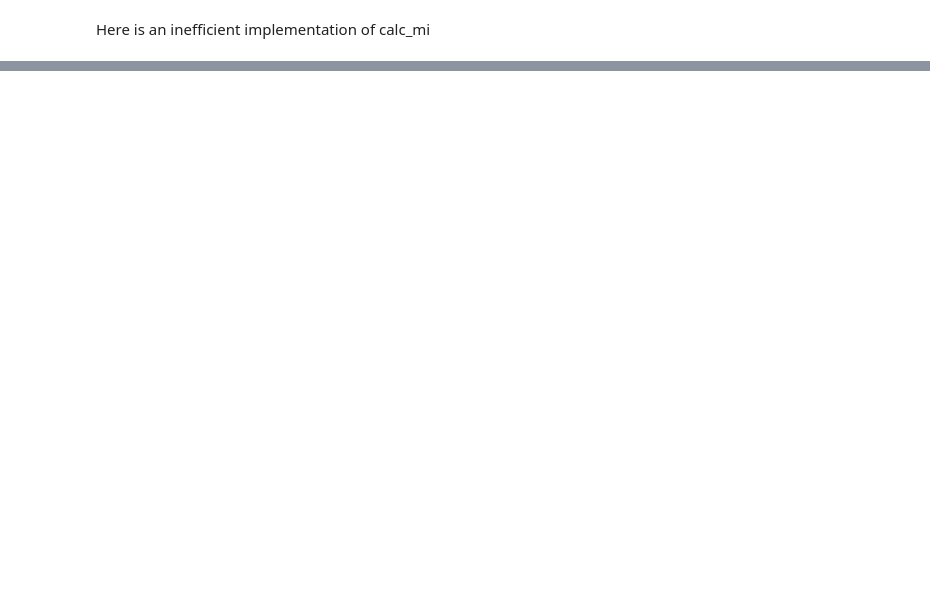
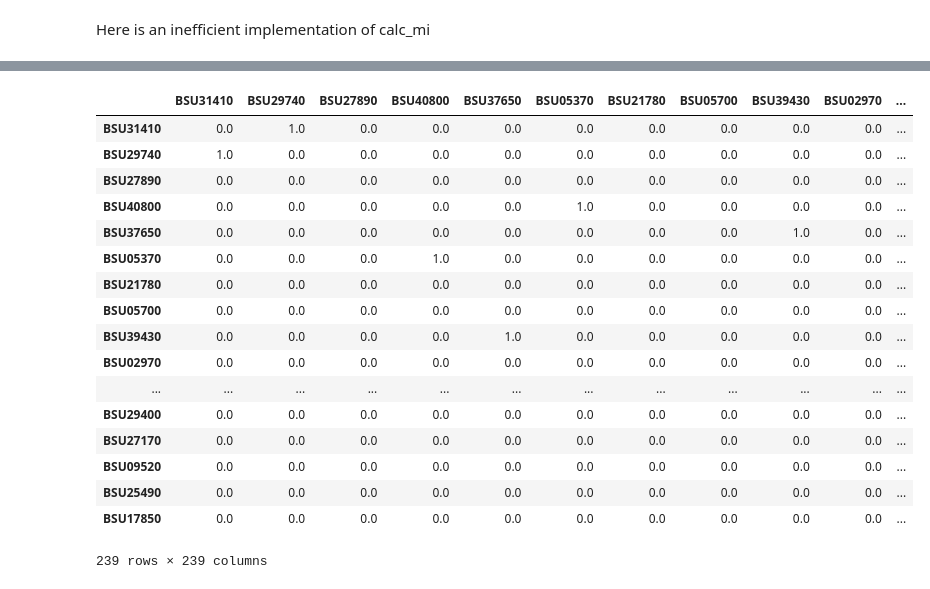
Before and after one commit to nickdeveaux/scratch_space, a Jupyter notebook: Inferelator Port.ipynb, the cells around one changed output, grey strips where cells are left out. Saved outputs shown, nothing was run; the diff lists cells and outputs as text; code cells hidden in the pictures; blank space fills up the shorter version.

```diff
--- a/Inferelator Port.ipynb
+++ b/Inferelator Port.ipynb
@@ -390,0 +457,4 @@ if len(X.index) > 6000:
+# %%
+# for each gene, add the top nS predictors of the list to possible predictors
+for i in range(G):
+    pp.ix[i, top_sorted.ix[i, :]] = 1
@@ -390,0 +478,7 @@ if len(X.index) > 6000:
+# %%
+predictors = intersect(tfs, genes)
+# %%
+# remove self-interactions from list of potential interactions
+temp_values = pp.ix[predictors,predictors].values
+np.fill_diagonal(temp_values, 0)
+pp.ix[predictors,predictors] = temp_values
@@ -390,0 +487,2 @@ if len(X.index) > 6000:
+# %%
+pp.ix[predictors,predictors] = g
@@ -390,0 +492,21 @@ if len(X.index) > 6000:
+# %%
+pp.ix[predictors,predictors]
+# %% [output]
+|  | BSU31410 | BSU29740 | BSU27890 | BSU40800 | BSU37650 | BSU05370 | BSU21780 | BSU05700 | BSU39430 | BSU02970 | ... |
+| BSU31410 | 0.0 | 1.0 | 0.0 | 0.0 | 0.0 | 0.0 | 0.0 | 0.0 | 0.0 | 0.0 | ... |
+| BSU29740 | 1.0 | 0.0 | 0.0 | 0.0 | 0.0 | 0.0 | 0.0 | 0.0 | 0.0 | 0.0 | ... |
+| BSU27890 | 0.0 | 0.0 | 0.0 | 0.0 | 0.0 | 0.0 | 0.0 | 0.0 | 0.0 | 0.0 | ... |
+| BSU40800 | 0.0 | 0.0 | 0.0 | 0.0 | 0.0 | 1.0 | 0.0 | 0.0 | 0.0 | 0.0 | ... |
+| BSU37650 | 0.0 | 0.0 | 0.0 | 0.0 | 0.0 | 0.0 | 0.0 | 0.0 | 1.0 | 0.0 | ... |
+| BSU05370 | 0.0 | 0.0 | 0.0 | 1.0 | 0.0 | 0.0 | 0.0 | 0.0 | 0.0 | 0.0 | ... |
+| BSU21780 | 0.0 | 0.0 | 0.0 | 0.0 | 0.0 | 0.0 | 0.0 | 0.0 | 0.0 | 0.0 | ... |
+| BSU05700 | 0.0 | 0.0 | 0.0 | 0.0 | 0.0 | 0.0 | 0.0 | 0.0 | 0.0 | 0.0 | ... |
+| BSU39430 | 0.0 | 0.0 | 0.0 | 0.0 | 1.0 | 0.0 | 0.0 | 0.0 | 0.0 | 0.0 | ... |
+| BSU02970 | 0.0 | 0.0 | 0.0 | 0.0 | 0.0 | 0.0 | 0.0 | 0.0 | 0.0 | 0.0 | ... |
+| ... | ... | ... | ... | ... | ... | ... | ... | ... | ... | ... | ... |
+| BSU29400 | 0.0 | 0.0 | 0.0 | 0.0 | 0.0 | 0.0 | 0.0 | 0.0 | 0.0 | 0.0 | ... |
+| BSU27170 | 0.0 | 0.0 | 0.0 | 0.0 | 0.0 | 0.0 | 0.0 | 0.0 | 0.0 | 0.0 | ... |
+| BSU09520 | 0.0 | 0.0 | 0.0 | 0.0 | 0.0 | 0.0 | 0.0 | 0.0 | 0.0 | 0.0 | ... |
+| BSU25490 | 0.0 | 0.0 | 0.0 | 0.0 | 0.0 | 0.0 | 0.0 | 0.0 | 0.0 | 0.0 | ... |
+| BSU17850 | 0.0 | 0.0 | 0.0 | 0.0 | 0.0 | 0.0 | 0.0 | 0.0 | 0.0 | 0.0 | ... |
+239 rows × 239 columns
```
Also changed, not shown: parts of 30 cells of this notebook, 5 other files.
